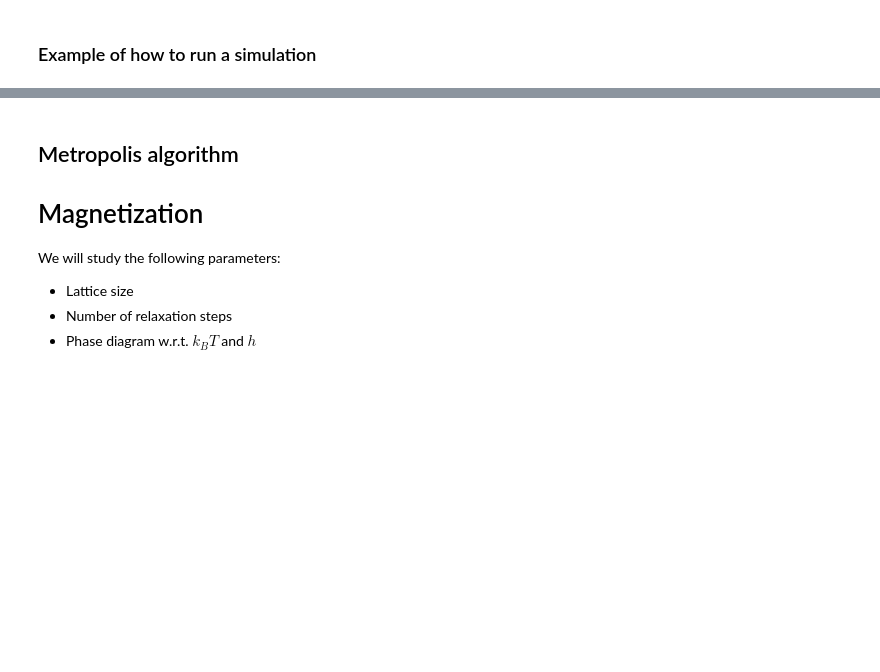
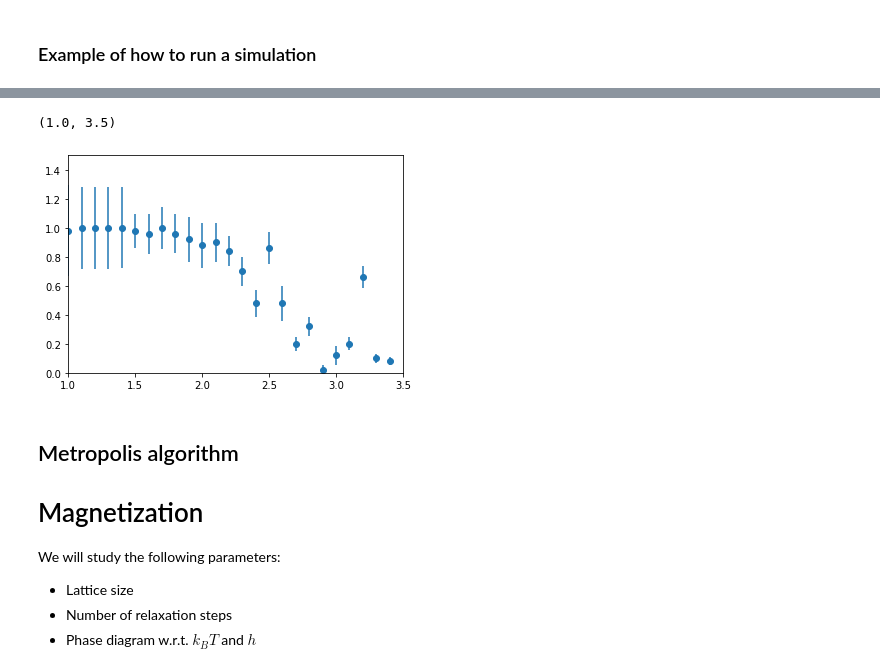
Before and after one commit to bernwo/AP3082-Ising-Model, a Jupyter notebook: scripts/results.ipynb, the cells around one changed output, grey strips where cells are left out. Saved outputs shown, nothing was run; the diff lists cells and outputs as text; code cells hidden in the pictures; blank space fills up the shorter version.

```diff
--- a/scripts/results.ipynb
+++ b/scripts/results.ipynb
@@ -23,3 +44,10 @@ plt.plot(T,obs[0])
+# %%
+plt.errorbar(T_w,np.abs(obs_w[0]),yerr=obs_err_w[0],fmt='o')
+plt.ylim(0,1.5)
+plt.xlim(1,3.5)
+# %% [output]
+(1.0, 3.5)
+[figure, added]
 # %%
 stat_errors = [errors.get_error_observable(obser) for obser in obs]
 # %% [markdown]
```
Also changed, not shown: parts of 10 cells of this notebook, 3 other files.
